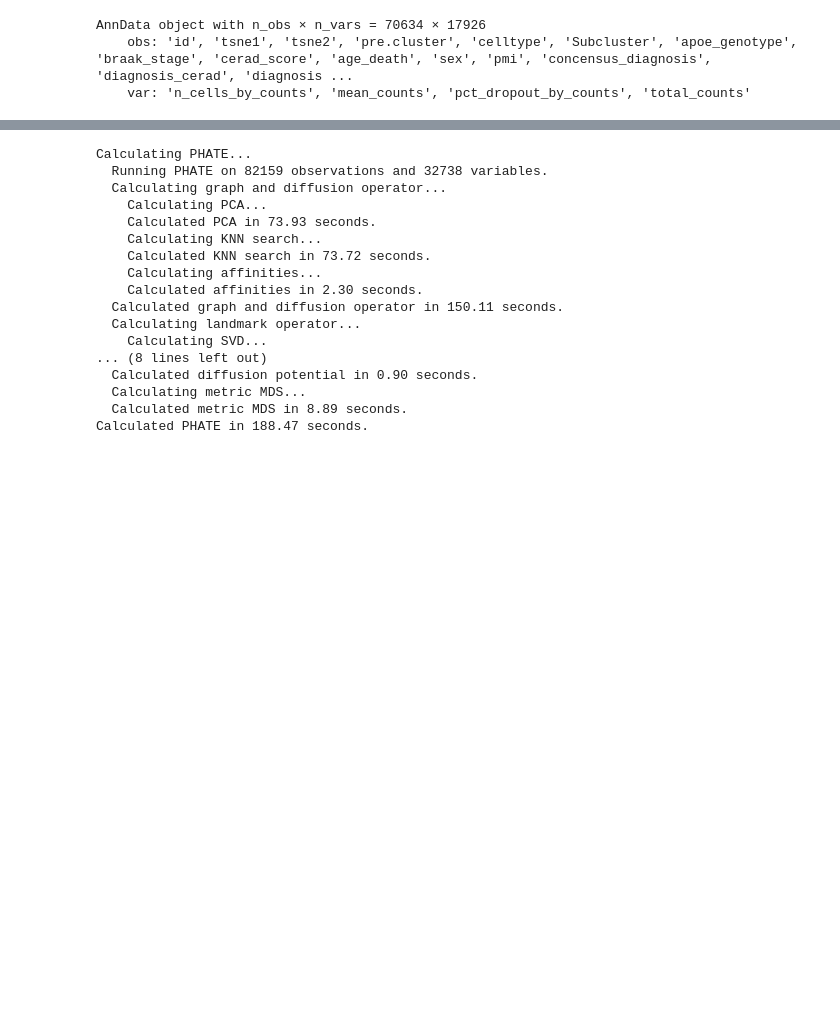
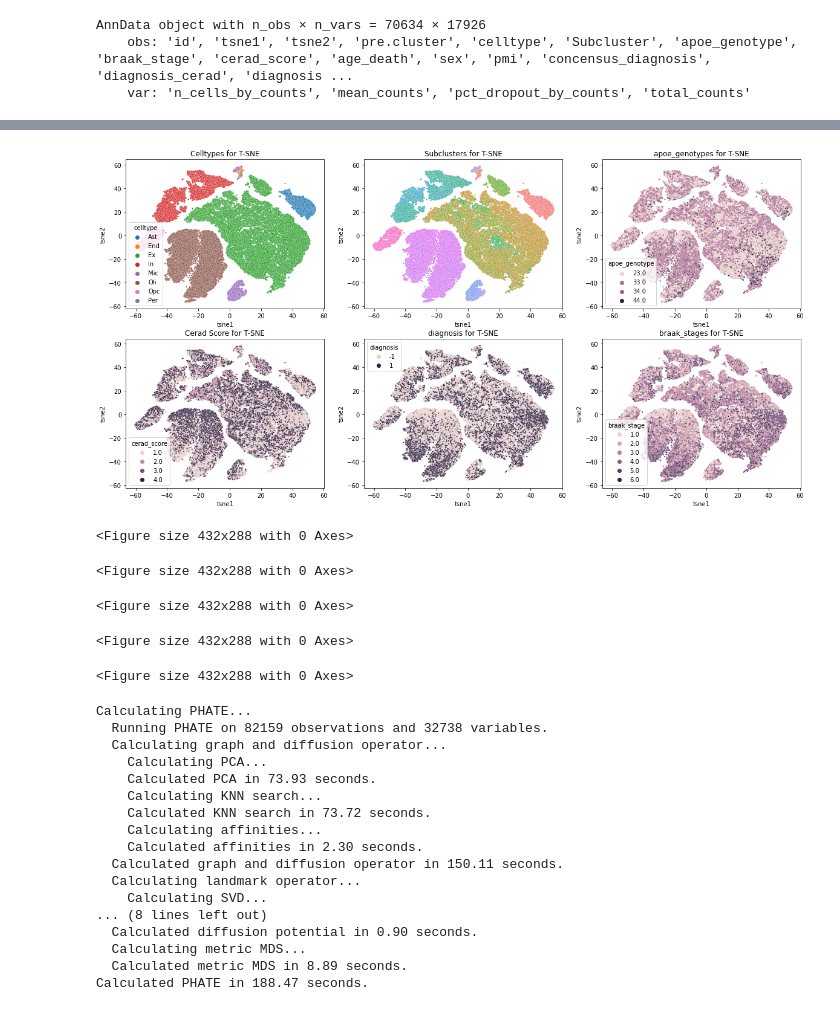
Before and after one commit to nishuang83/AlzheimerProject, a Jupyter notebook: run_test.ipynb, the cells around one changed output, grey strips where cells are left out. Cells and saved outputs as stored; diff of their text form; code cells hidden in the pictures; blank space fills up the shorter version.

```diff
--- a/run_test.ipynb
+++ b/run_test.ipynb
@@ -6,5 +6,7 @@ import matplotlib.pyplot as plt
 import matplotlib
 import seaborn as sns
 import phate
-PROJECT_DIR = "C:/Users/nishu/OneDrive - Universite de Montreal/AlzheimerProejct"
+import multiscale_phate as MSphate
+PROJECT_DIR="/home/shuangni/AlzheimerProject"
+# PROJECT_DIR = "C:/Users/nishu/OneDrive - Universite de Montreal/AlzheimerProejct"
 # %%
@@ -93 +144,23 @@ plt.savefig(PROJECT_DIR + '/figures/tsne_all_fig.pdf')
+# %%
+######
+# tsne in data_pp plots
+######
+# tsne1 = data_pp.obs.tsne1
+# tsne2 = data_pp.obs.tsne2
+ids = data_pp.obs.id
+celltypes = data_pp.obs.celltype
+Subclusters = data_pp.obs.Subcluster
+cerad_scores = data_pp.obs.cerad_score
+diagnosises = data_pp.obs.diagnosis
+braak_stages = data_pp.obs.braak_stage
+apoe_genotypes = data_pp.obs.apoe_genotype
+
+plot_figures(x_axis=tsne1, y_axis=tsne2, titles= 'T-SNE')
+# %% [output]
+[figure, added]
+<Figure size 432x288 with 0 Axes>
+<Figure size 432x288 with 0 Axes>
+<Figure size 432x288 with 0 Axes>
+<Figure size 432x288 with 0 Axes>
+<Figure size 432x288 with 0 Axes>
 # %%
```
Also changed, not shown: parts of 15 cells of this notebook, 5 other files.
